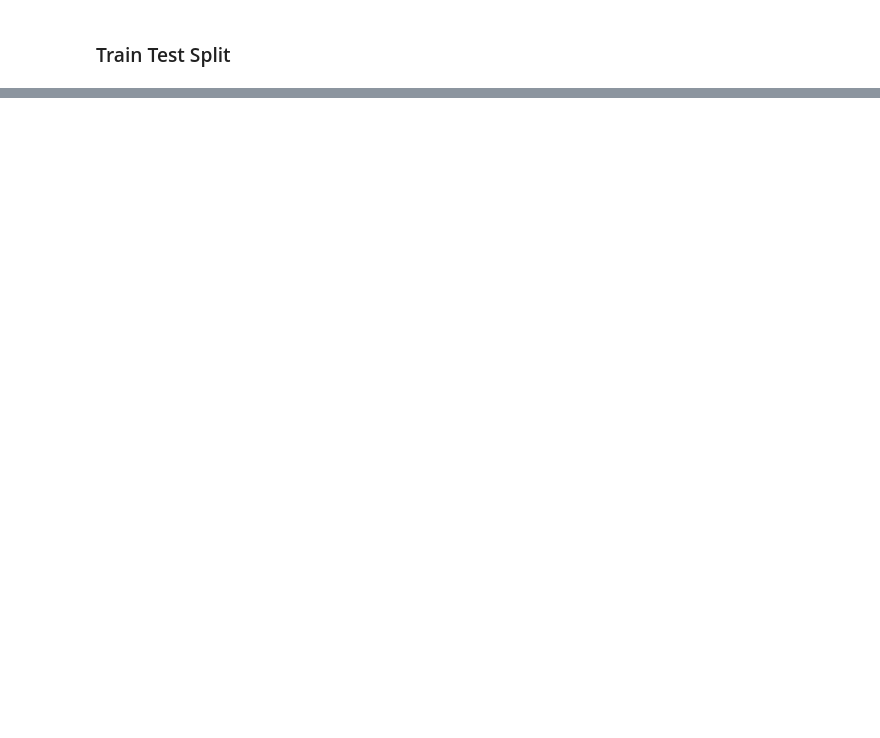
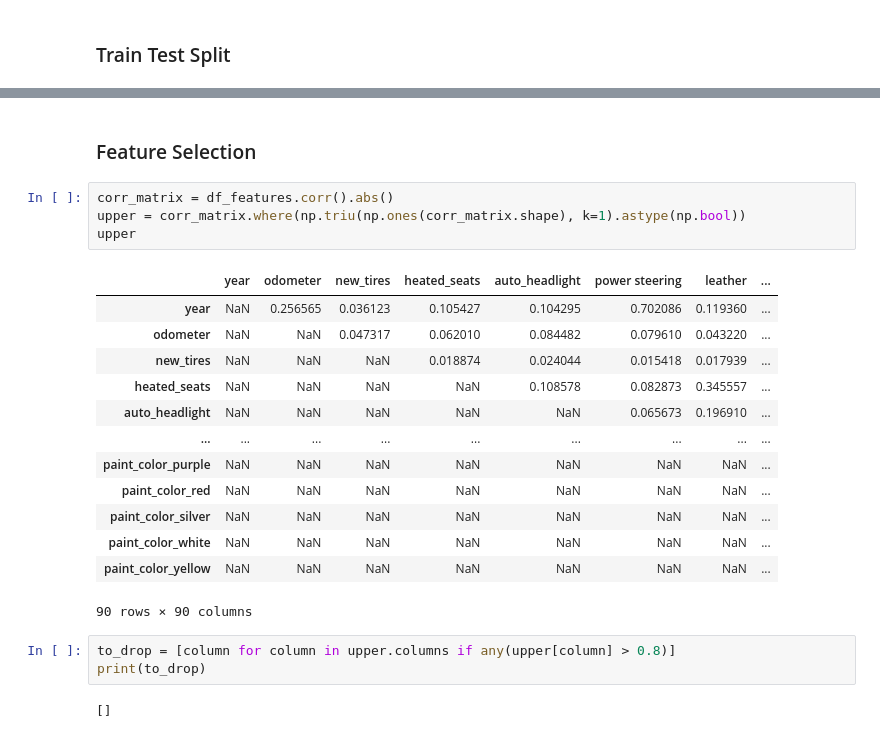
Before and after one commit to jagan-singh/Car-Price-Prediction, a Jupyter notebook: project.ipynb, the cells around one changed output, grey strips where cells are left out. Cells and saved outputs as stored; diff of their text form; blank space fills up the shorter version.

```diff
--- a/project.ipynb
+++ b/project.ipynb
@@ -479,0 +505,25 @@ Training:  6212 vs. Testing:  6194
+# %% [markdown]
+### Feature Selection
+# %%
+corr_matrix = df_features.corr().abs()
+upper = corr_matrix.where(np.triu(np.ones(corr_matrix.shape), k=1).astype(np.bool))
+upper
+# %% [output]
+|  | year | odometer | new_tires | heated_seats | auto_headlight | power steering | leather | ... |
+| year | NaN | 0.256565 | 0.036123 | 0.105427 | 0.104295 | 0.702086 | 0.119360 | ... |
+| odometer | NaN | NaN | 0.047317 | 0.062010 | 0.084482 | 0.079610 | 0.043220 | ... |
+| new_tires | NaN | NaN | NaN | 0.018874 | 0.024044 | 0.015418 | 0.017939 | ... |
+| heated_seats | NaN | NaN | NaN | NaN | 0.108578 | 0.082873 | 0.345557 | ... |
+| auto_headlight | NaN | NaN | NaN | NaN | NaN | 0.065673 | 0.196910 | ... |
+| ... | ... | ... | ... | ... | ... | ... | ... | ... |
+| paint_color_purple | NaN | NaN | NaN | NaN | NaN | NaN | NaN | ... |
+| paint_color_red | NaN | NaN | NaN | NaN | NaN | NaN | NaN | ... |
+| paint_color_silver | NaN | NaN | NaN | NaN | NaN | NaN | NaN | ... |
+| paint_color_white | NaN | NaN | NaN | NaN | NaN | NaN | NaN | ... |
+| paint_color_yellow | NaN | NaN | NaN | NaN | NaN | NaN | NaN | ... |
+90 rows × 90 columns
+# %%
+to_drop = [column for column in upper.columns if any(upper[column] > 0.8)]
+print(to_drop)
+# %% [output]
+[]
```
Also changed, not shown: parts of 31 cells of this notebook.
